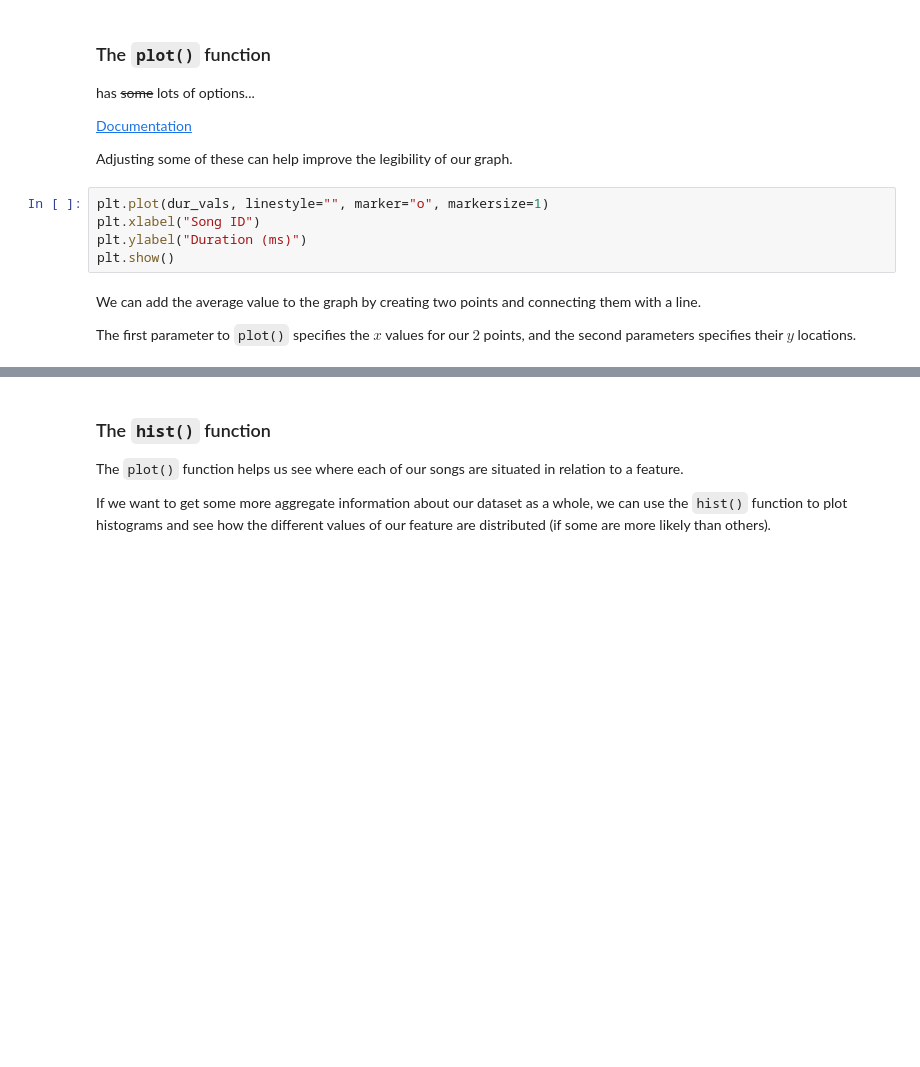
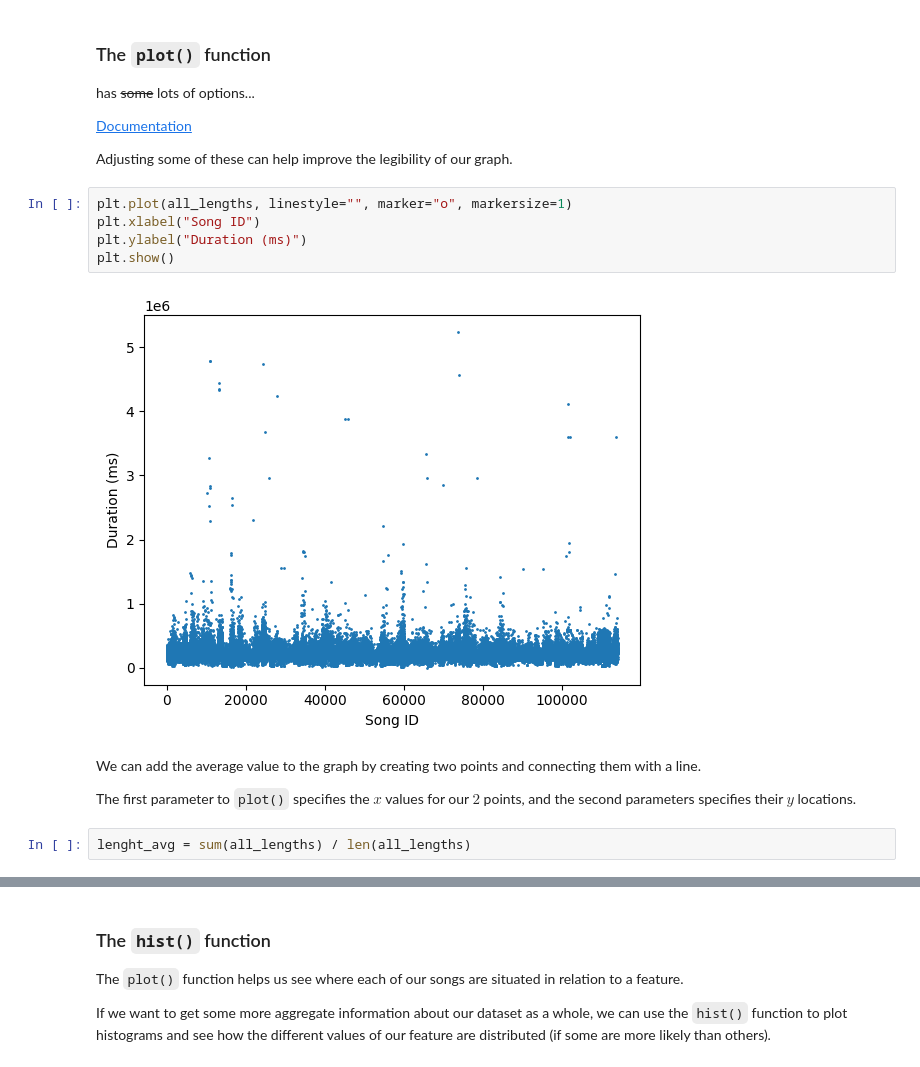
Before and after one commit to samcs549-a11y/week_06, a Jupyter notebook: WK06.ipynb, the cells around one changed output, grey strips where cells are left out. Drawn from its saved outputs; the diff is of its cells as text; blank space fills up the shorter version.

```diff
--- a/WK06.ipynb
+++ b/WK06.ipynb
@@ -83,12 +147,16 @@ has ~~some~~ lots of options...
 
 Adjusting some of these can help improve the legibility of our graph.
 # %%
-plt.plot(dur_vals, linestyle="", marker="o", markersize=1)
+plt.plot(all_lengths, linestyle="", marker="o", markersize=1)
 plt.xlabel("Song ID")
 plt.ylabel("Duration (ms)")
 plt.show()
+# %% [output]
+[figure, added]
 # %% [markdown]
 We can add the average value to the graph by creating two points and connecting them with a line.
 
 The first parameter to `plot()` specifies the $x$ values for our $2$ points, and the second parameters specifies their $y$ locations.
+# %%
+lenght_avg = sum(all_lengths) / len(all_lengths)
 # %%
```
Also changed, not shown: parts of 14 cells of this notebook.
